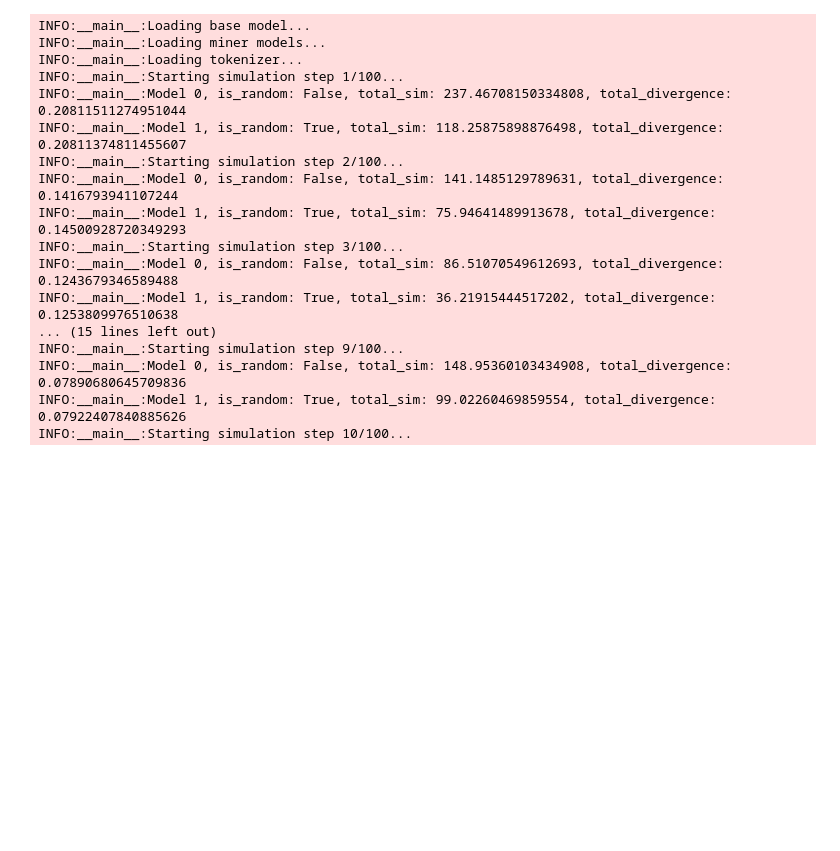
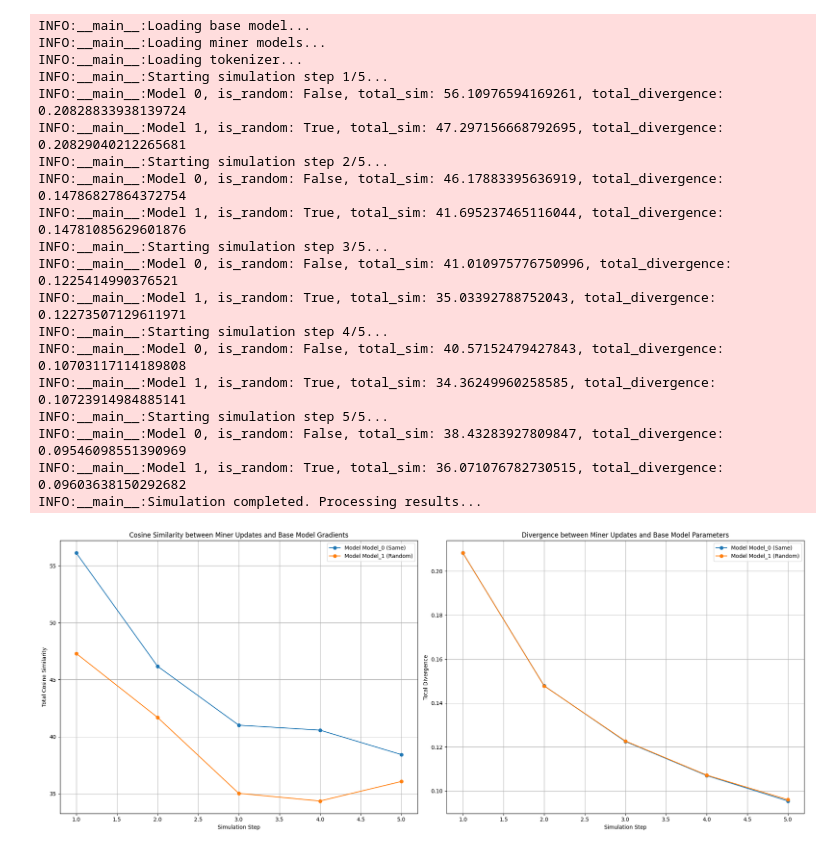
Before and after one commit to unconst/boltzmann, a Jupyter notebook: test.ipynb, the cells around one changed output. Cells and saved outputs as stored; diff of their text form; code cells hidden in the pictures; blank space fills up the shorter version.

```diff
--- a/test.ipynb
+++ b/test.ipynb
@@ -191,17 +191,22 @@ async def run_sim(base_model, miner_models, optimizers, tokenizer, compression):
     # Return the similarities
     return similarity, divergence
 # %%
-async def main(n_steps:int = 2 , n_models: int = 2, device: str = 'cuda:4', compression:int = 1):
+async def main(n_steps:int = 2 , n_models: int = 2, device: str = 'cuda:4', compression:int = 1, pretrained: bool = False):
     """
     Main function to run the simulation over multiple steps.
     """
     # Load the base model
     logger.info("Loading base model...")
-    base_model = GPT2LMHeadModel.from_pretrained('gpt2').to(device)
+    if pretrained:
+        base_model = GPT2LMHeadModel.from_pretrained('gpt2').to(device)
+    else:
+        base_model = GPT2LMHeadModel(config=GPT2Config()).to(device)
 
     # Load the miner models
     logger.info("Loading miner models...")
-    miner_models = [GPT2LMHeadModel.from_pretrained('gpt2').to(device) for _ in range(n_models)]
+    miner_models = [GPT2LMHeadModel(config=GPT2Config()).to(device) for _ in range(n_models)]
+    for m in miner_models:
+        m.load_state_dict(base_model.state_dict())
 
     # Create optimizers for miner models
     optimizers = []
@@ -270,22 +275,25 @@ async def main(n_steps:int = 2 , n_models: int = 2, device: str = 'cuda:4', comp
     plt.tight_layout()
     plt.show()
 # %%
-await main( n_steps = 100, n_models = 2, device = 'cuda:4', compression = 300 )
+await main( n_steps = 5, n_models = 2, device = 'cuda:4', compression = 300, pretrained = True)
 # %% [output]
 INFO:__main__:Loading base model...
 INFO:__main__:Loading miner models...
 INFO:__main__:Loading tokenizer...
-INFO:__main__:Starting simulation step 1/100...
-INFO:__main__:Model 0, is_random: False, total_sim: 237.46708150334808, total_divergence: 0.20811511274951044
-INFO:__main__:Model 1, is_random: True, total_sim: 118.25875898876498, total_divergence: 0.20811374811455607
-INFO:__main__:Starting simulation step 2/100...
-INFO:__main__:Model 0, is_random: False, total_sim: 141.1485129789631, total_divergence: 0.1416793941107244
-INFO:__main__:Model 1, is_random: True, total_sim: 75.94641489913678, total_divergence: 0.14500928720349293
-INFO:__main__:Starting simulation step 3/100...
-INFO:__main__:Model 0, is_random: False, total_sim: 86.51070549612693, total_divergence: 0.1243679346589488
-INFO:__main__:Model 1, is_random: True, total_sim: 36.21915444517202, total_divergence: 0.1253809976510638
-... (15 lines left out)
-INFO:__main__:Starting simulation step 9/100...
-INFO:__main__:Model 0, is_random: False, total_sim: 148.95360103434908, total_divergence: 0.07890680645709836
-INFO:__main__:Model 1, is_random: True, total_sim: 99.02260469859554, total_divergence: 0.07922407840885626
-INFO:__main__:Starting simulation step 10/100...
+INFO:__main__:Starting simulation step 1/5...
+INFO:__main__:Model 0, is_random: False, total_sim: 56.10976594169261, total_divergence: 0.20828833938139724
+INFO:__main__:Model 1, is_random: True, total_sim: 47.297156668792695, total_divergence: 0.20829040212265681
+INFO:__main__:Starting simulation step 2/5...
+INFO:__main__:Model 0, is_random: False, total_sim: 46.17883395636919, total_divergence: 0.14786827864372754
+INFO:__main__:Model 1, is_random: True, total_sim: 41.695237465116044, total_divergence: 0.14781085629601876
+INFO:__main__:Starting simulation step 3/5...
+INFO:__main__:Model 0, is_random: False, total_sim: 41.010975776750996, total_divergence: 0.1225414990376521
+INFO:__main__:Model 1, is_random: True, total_sim: 35.03392788752043, total_divergence: 0.12273507129611971
+INFO:__main__:Starting simulation step 4/5...
+INFO:__main__:Model 0, is_random: False, total_sim: 40.57152479427843, total_divergence: 0.10703117114189808
+INFO:__main__:Model 1, is_random: True, total_sim: 34.36249960258585, total_divergence: 0.10723914984885141
+INFO:__main__:Starting simulation step 5/5...
+INFO:__main__:Model 0, is_random: False, total_sim: 38.43283927809847, total_divergence: 0.09546098551390969
+INFO:__main__:Model 1, is_random: True, total_sim: 36.071076782730515, total_divergence: 0.09603638150292682
+INFO:__main__:Simulation completed. Processing results...
+[figure, added]
```
Also changed, not shown: parts of 1 cell of this notebook, 5 other files.
